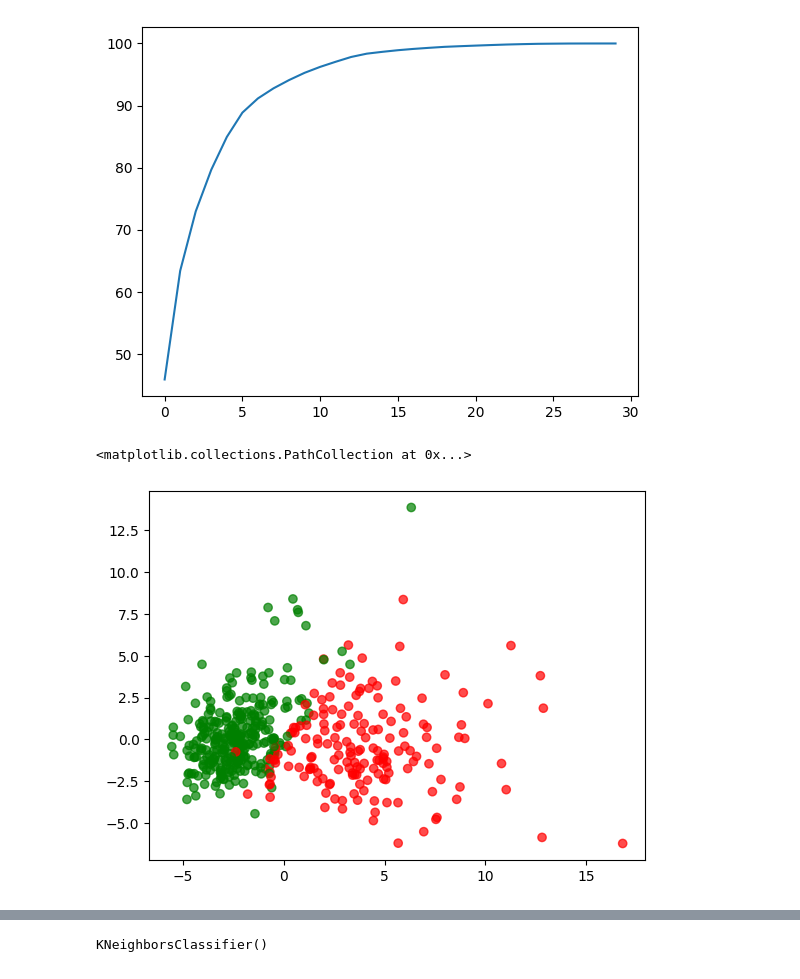
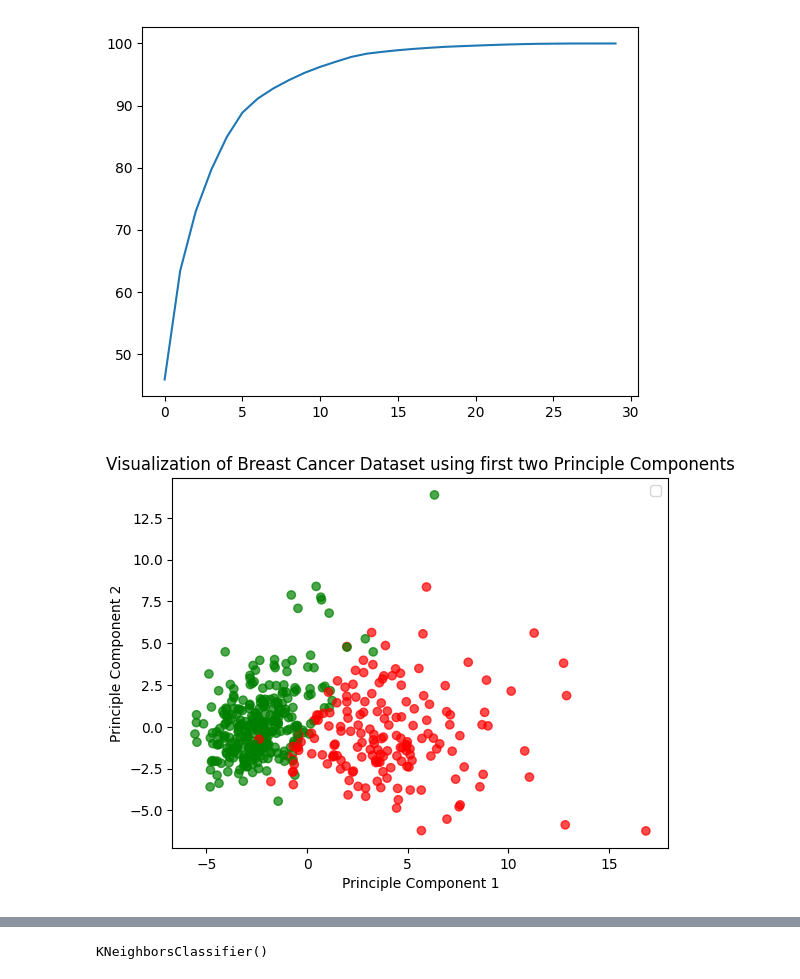
Before and after one commit to JyotirmoyGupta/k-nearest-neighbours, a Jupyter notebook: k-nearestneigbours.ipynb, the cells around one changed output, grey strips where cells are left out. Cells and saved outputs as stored; diff of their text form; code cells hidden in the pictures.

```diff
--- a/k-nearestneigbours.ipynb
+++ b/k-nearestneigbours.ipynb
@@ -148,11 +148,15 @@ plt.plot(np.cumsum(pca.explained_variance_ratio_*100))
 # %%
 #Red color means malignant and green color means benign
 colors = {'M': 'red', 'B': 'green'}
 color_map = y_train.map(colors)
 plt.scatter(X_train_trans[:, 0], X_train_trans[:, 1], c = color_map, alpha = 0.7)
+plt.xlabel('Principle Component 1')
+plt.ylabel('Principle Component 2')
+plt.title('Visualization of Breast Cancer Dataset using first two Principle Components')
+plt.legend()
+plt.show()
 # %% [output]
-<matplotlib.collections.PathCollection at 0x...>
-[figure, old version]
+[figure, new version]
 # %%
 from sklearn.preprocessing import LabelBinarizer
 
```
Also changed, not shown: parts of 4 cells of this notebook.
